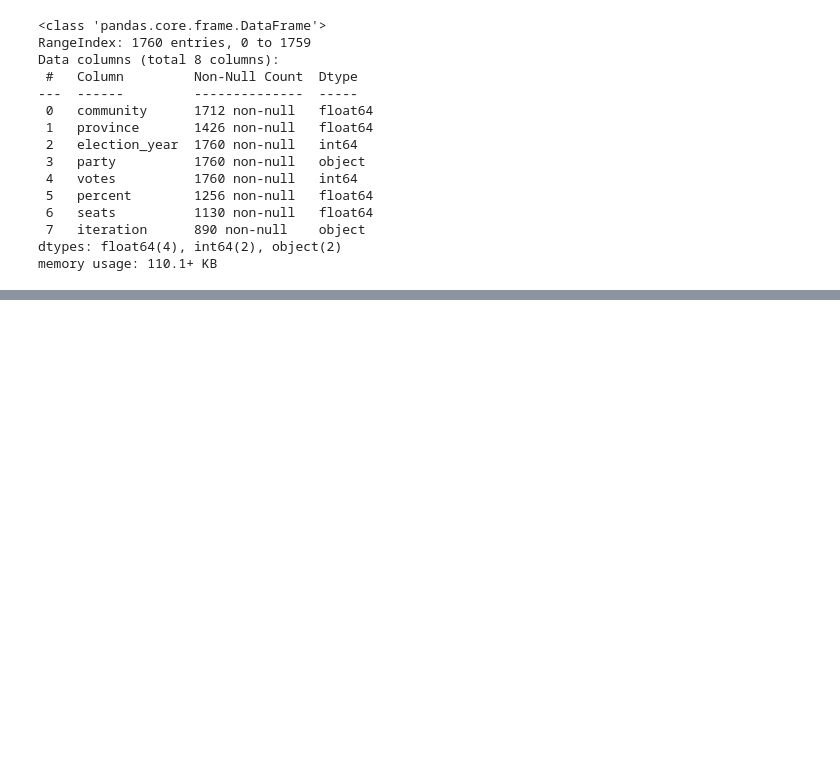
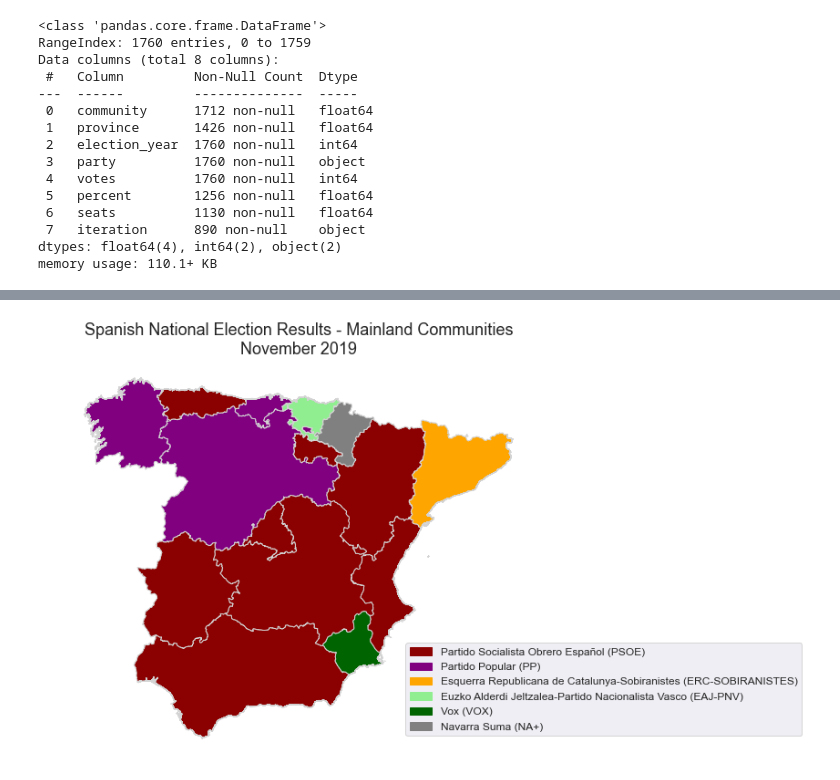
Before and after one commit to silent-j/spain-elections-mapping, a Jupyter notebook: Spanish-National-Elections.ipynb, the cells around one changed output, grey strips where cells are left out. Cells and saved outputs as stored; diff of their text form; code cells hidden in the pictures; blank space fills up the shorter version.

```diff
--- a/Spanish-National-Elections.ipynb
+++ b/Spanish-National-Elections.ipynb
@@ -192,0 +239,15 @@ fig.show();
+# %%
+nov_cmap = {'Partido Socialista Obrero Español (PSOE)': 'darkred',
+            'Partido Popular (PP)': 'purple',
+            'Esquerra Republicana de Catalunya-Sobiranistes (ERC-SOBIRANISTES)': 'orange',
+            'Euzko Alderdi Jeltzalea-Partido Nacionalista Vasco (EAJ-PNV)': 'lightgreen',
+            'Vox (VOX)': 'darkgreen',
+            'Navarra Suma (NA+)': 'gray'}
+
+nov_patches = create_patches(nov_cmap)
+
+ax2 = plot_mainland_results(nov_mainland, nov_cmap, nov_patches)
+
+ax2.set_title('Spanish National Election Results - Mainland Communities\nNovember 2019');
+# %% [output]
+[figure, added]
```
Also changed, not shown: parts of 20 cells of this notebook.
